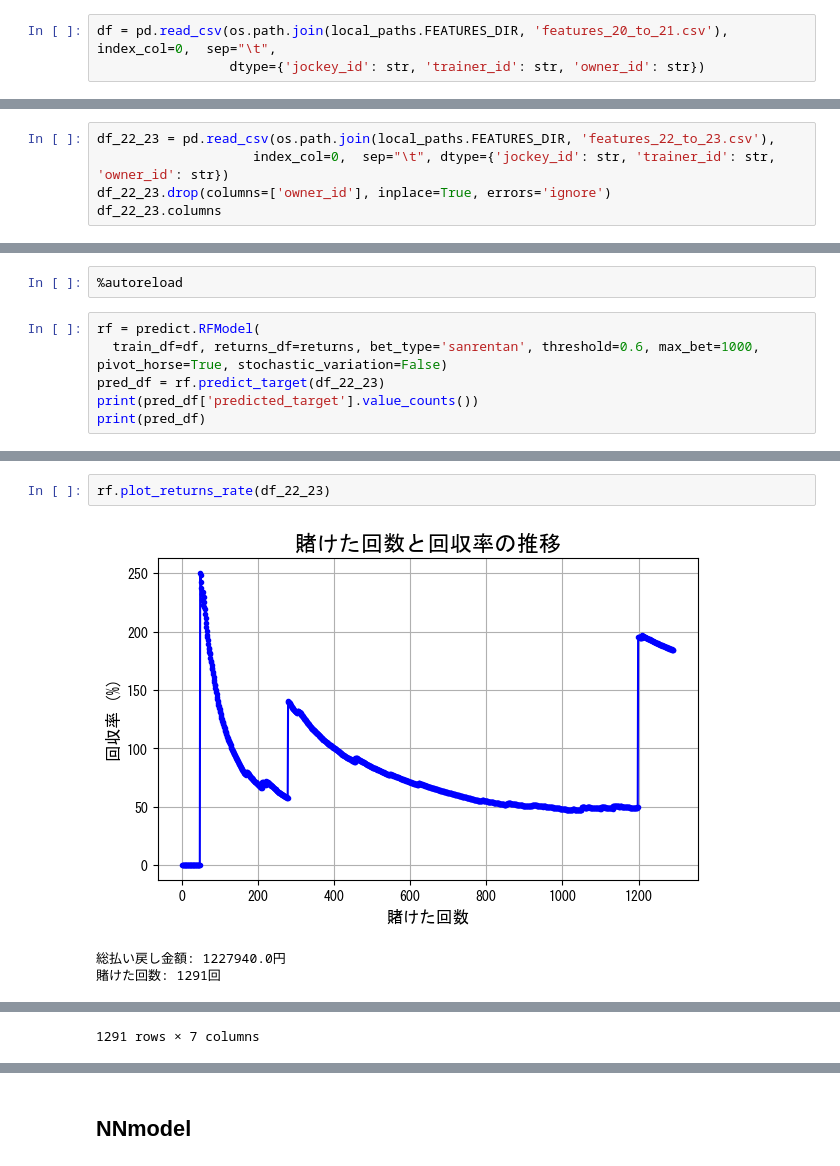
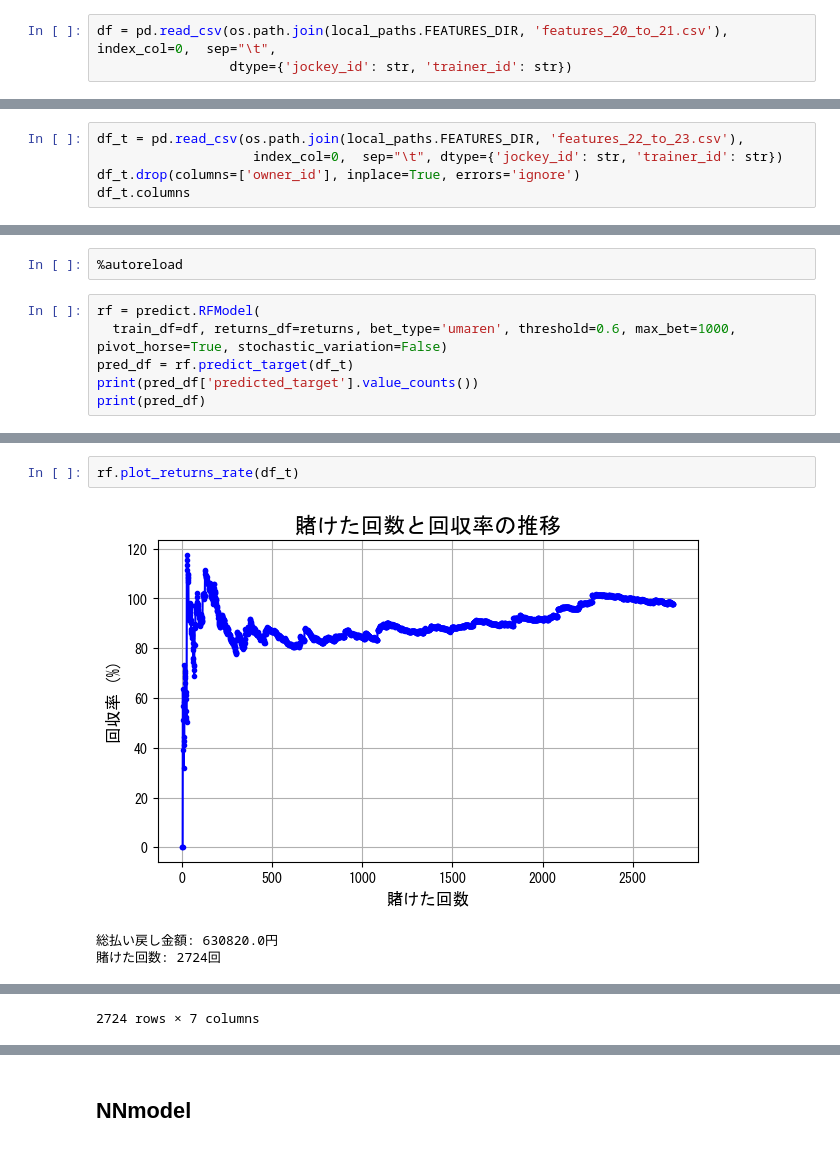
Before and after one commit to nanzeu/keiba, a Jupyter notebook: predict.ipynb, the cells around one changed output, grey strips where cells are left out. Saved outputs shown, nothing was run; the diff lists cells and outputs as text.

```diff
--- a/predict.ipynb
+++ b/predict.ipynb
@@ -13,7 +13,7 @@ import pickle
 %autoreload
 # %%
 df = pd.read_csv(os.path.join(local_paths.FEATURES_DIR, 'features_20_to_21.csv'), index_col=0,  sep="\t",
-                 dtype={'jockey_id': str, 'trainer_id': str, 'owner_id': str})
+                 dtype={'jockey_id': str, 'trainer_id': str})
 # %%
 df.drop(columns=['owner_id'], inplace=True, errors='ignore')
 # %%
@@ -68,10 +68,10 @@ returns
 | 3455 | 202309050912 | [2] | [3250] | [2, 12, 5] | [520, 220, 140] | [1, 6] | [2990] | [2, 12] | [9930] | [2, 12, 2, 5, 5, 12] | ... |
 6912 rows × 17 columns
 # %%
-df_22_23 = pd.read_csv(os.path.join(local_paths.FEATURES_DIR, 'features_22_to_23.csv'),
-                    index_col=0,  sep="\t", dtype={'jockey_id': str, 'trainer_id': str, 'owner_id': str})
-df_22_23.drop(columns=['owner_id'], inplace=True, errors='ignore')
-df_22_23.columns
+df_t = pd.read_csv(os.path.join(local_paths.FEATURES_DIR, 'features_22_to_23.csv'),
+                    index_col=0,  sep="\t", dtype={'jockey_id': str, 'trainer_id': str})
+df_t.drop(columns=['owner_id'], inplace=True, errors='ignore')
+df_t.columns
 # %% [output]
 Index(['race_id', 'horse_id', 'jockey_id', 'trainer_id', 'rank', 'frame',
        'number', 'sex', 'age', 'impost',
@@ -93,8 +109,8 @@ Index(['race_id', 'horse_id', 'jockey_id', 'trainer_id', 'rank', 'frame',
 %autoreload
 # %%
 rf = predict.RFModel(
-  train_df=df, returns_df=returns, bet_type='sanrentan', threshold=0.6, max_bet=1000, pivot_horse=True, stochastic_variation=False)
-pred_df = rf.predict_target(df_22_23)
+  train_df=df, returns_df=returns, bet_type='umaren', threshold=0.6, max_bet=1000, pivot_horse=True, stochastic_variation=False)
+pred_df = rf.predict_target(df_t)
 print(pred_df['predicted_target'].value_counts())
 print(pred_df)
 # %% [output]
@@ -118,7 +134,7 @@ weighted avg       0.76      0.74      0.75     12759
 # %%
-rf.plot_returns_rate(df_22_23)
+rf.plot_returns_rate(df_t)
 # %% [output]
-[figure, old version]
+[figure, new version]
-総払い戻し金額: 1227940.0円
-賭けた回数: 1291回
+総払い戻し金額: 630820.0円
+賭けた回数: 2724回
 |  | race_id | returns | bet_sum | total_bet | total_returns | returns_rate | earned |
@@ -136,2 +152,2 @@ rf.plot_returns_rate(df_22_23)
-1291 rows × 7 columns
+2724 rows × 7 columns
 # %%
```
Also changed, not shown: parts of 34 cells of this notebook, 29 other files.
